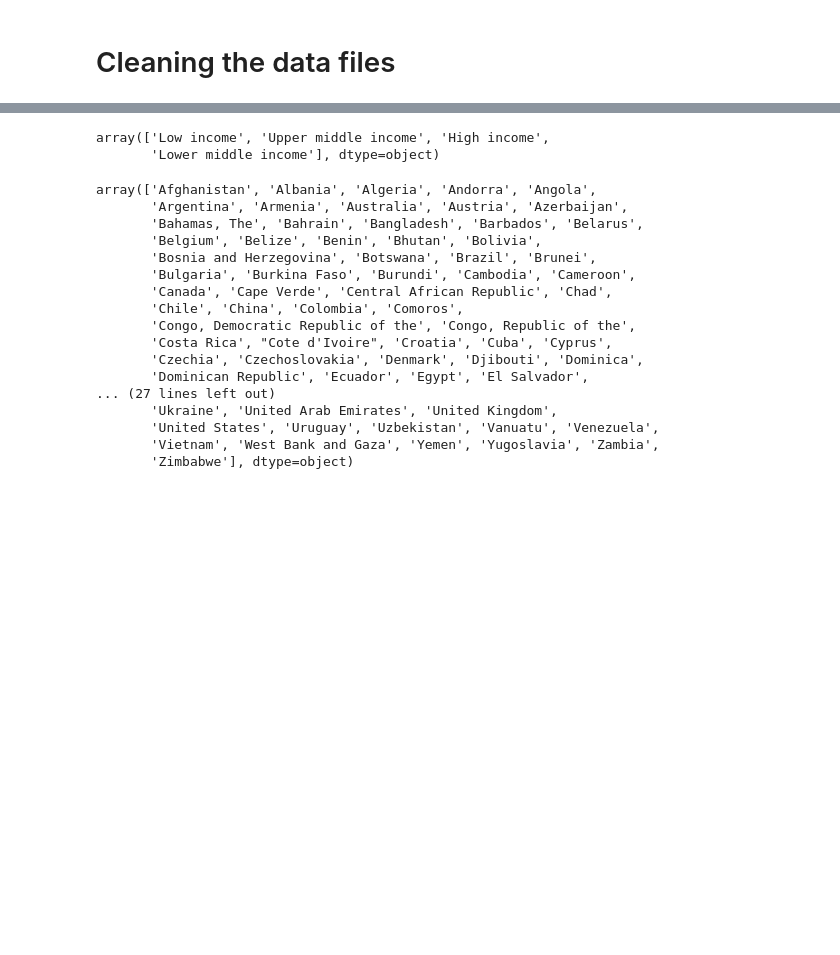
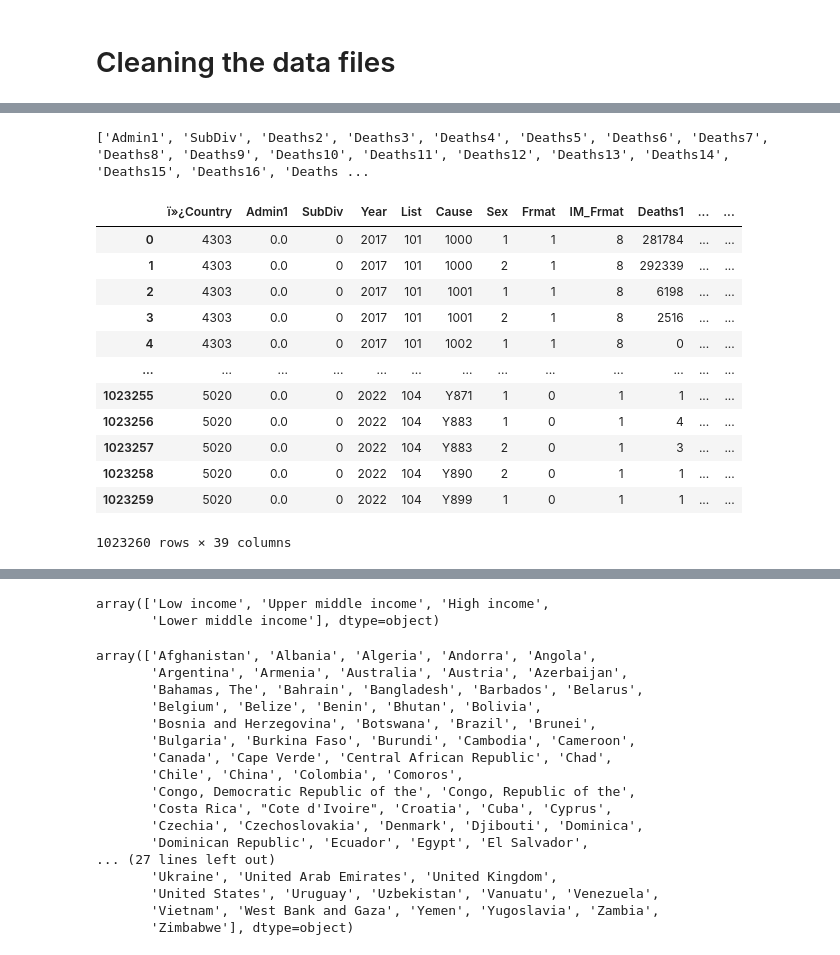
Before and after one commit to feLLpe04/Project3, a Jupyter notebook: reading_files_cleaning.ipynb, the cells around one changed output, grey strips where cells are left out. Drawn from its saved outputs; the diff is of its cells as text; code cells hidden in the pictures; blank space fills up the shorter version.

```diff
--- a/reading_files_cleaning.ipynb
+++ b/reading_files_cleaning.ipynb
@@ -263,0 +233,34 @@ dtype: object
+# %%
+# Verifying for columns with NaN morticd10_part5_df
+morticd10_part5_cols_with_nan = morticd10_part5_df.columns[morticd10_part5_df.isna().any()].tolist()
+print(morticd10_part5_cols_with_nan)
+# %% [output]
+['Admin1', 'SubDiv', 'Deaths2', 'Deaths3', 'Deaths4', 'Deaths5', 'Deaths6', 'Deaths7', 'Deaths8', 'Deaths9', 'Deaths10', 'Deaths11', 'Deaths12', 'Deaths13', 'Deaths14', 'Deaths15', 'Deaths16', 'Deaths ...
+# %%
+# Replacing the NaN value with 0 in morticd10_part4_df
+morticd10_part5_cols_wo_nan_df = morticd10_part5_df.fillna( {'Admin1' : 0 , 'SubDiv' : 0 ,
+                                                 'Deaths2' : 0, 'Deaths3' : 0 , 'Deaths4' : 0,
+                                                 'Deaths5' : 0 , 'Deaths6' : 0, 'Deaths7' : 0,
+                                                 'Deaths8' : 0 , 'Deaths9' : 0, 'Deaths10': 0,
+                                                 'Deaths11' : 0, 'Deaths12': 0, 'Deaths13' : 0,
+                                                 'Deaths14' : 0, 'Deaths15' : 0, 'Deaths16' :0,
+                                                 'Deaths17' : 0, 'Deaths18' : 0, 'Deaths19' : 0,
+                                                 'Deaths20' :0, 'Deaths21' : 0, 'Deaths22' : 0,
+                                                 'Deaths23' : 0, 'Deaths24' : 0, 'Deaths25' : 0,
+                                                 'Deaths26' : 0, 'IM_Deaths1' : 0, 'IM_Deaths2' : 0,
+                                                 'IM_Deaths3' : 0, 'IM_Deaths4' : 0 } )
+morticd10_part5_cols_wo_nan_df
+# %% [output]
+|  | ï»¿Country | Admin1 | SubDiv | Year | List | Cause | Sex | Frmat | IM_Frmat | Deaths1 | ... | ... |
+| 0 | 4303 | 0.0 | 0 | 2017 | 101 | 1000 | 1 | 1 | 8 | 281784 | ... | ... |
+| 1 | 4303 | 0.0 | 0 | 2017 | 101 | 1000 | 2 | 1 | 8 | 292339 | ... | ... |
+| 2 | 4303 | 0.0 | 0 | 2017 | 101 | 1001 | 1 | 1 | 8 | 6198 | ... | ... |
+| 3 | 4303 | 0.0 | 0 | 2017 | 101 | 1001 | 2 | 1 | 8 | 2516 | ... | ... |
+| 4 | 4303 | 0.0 | 0 | 2017 | 101 | 1002 | 1 | 1 | 8 | 0 | ... | ... |
+| ... | ... | ... | ... | ... | ... | ... | ... | ... | ... | ... | ... | ... |
+| 1023255 | 5020 | 0.0 | 0 | 2022 | 104 | Y871 | 1 | 0 | 1 | 1 | ... | ... |
+| 1023256 | 5020 | 0.0 | 0 | 2022 | 104 | Y883 | 1 | 0 | 1 | 4 | ... | ... |
+| 1023257 | 5020 | 0.0 | 0 | 2022 | 104 | Y883 | 2 | 0 | 1 | 3 | ... | ... |
+| 1023258 | 5020 | 0.0 | 0 | 2022 | 104 | Y890 | 2 | 0 | 1 | 1 | ... | ... |
+| 1023259 | 5020 | 0.0 | 0 | 2022 | 104 | Y899 | 1 | 0 | 1 | 1 | ... | ... |
+1023260 rows × 39 columns
```
Also changed, not shown: parts of 37 cells of this notebook.
